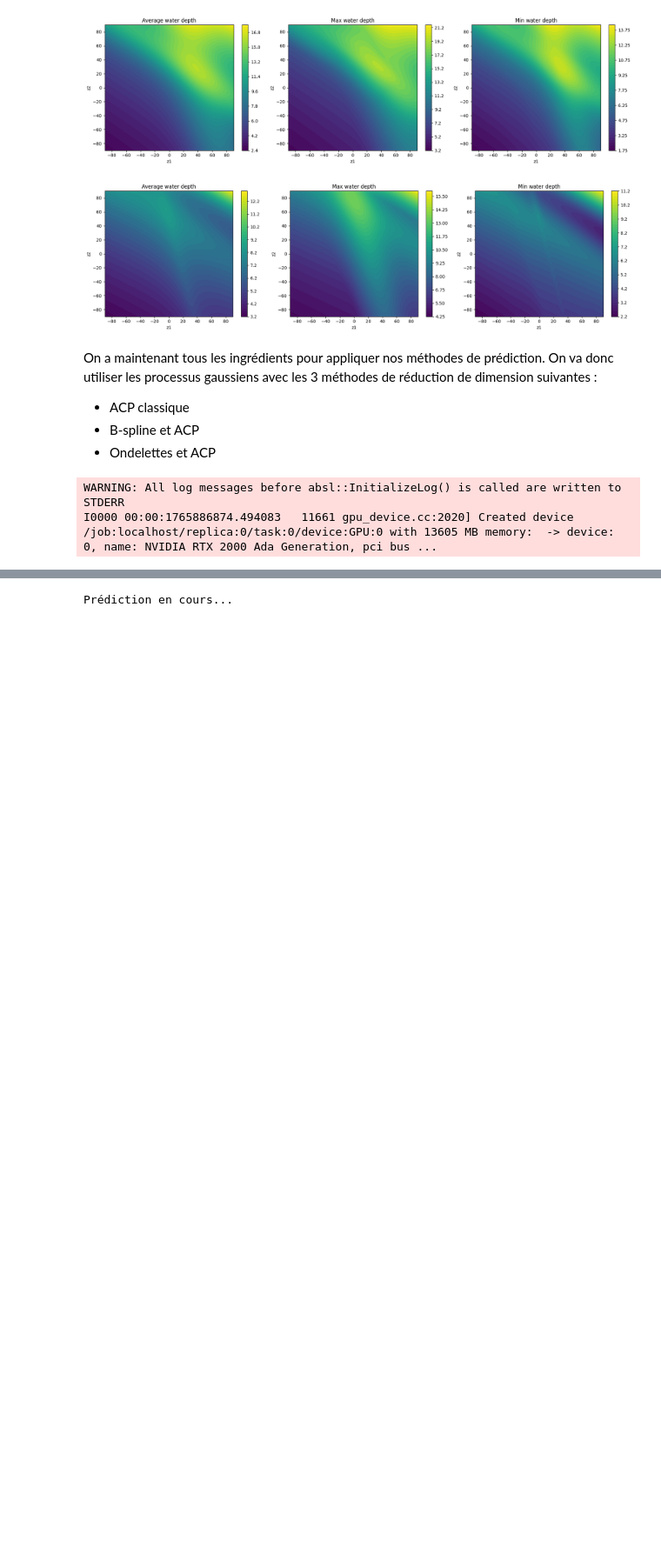
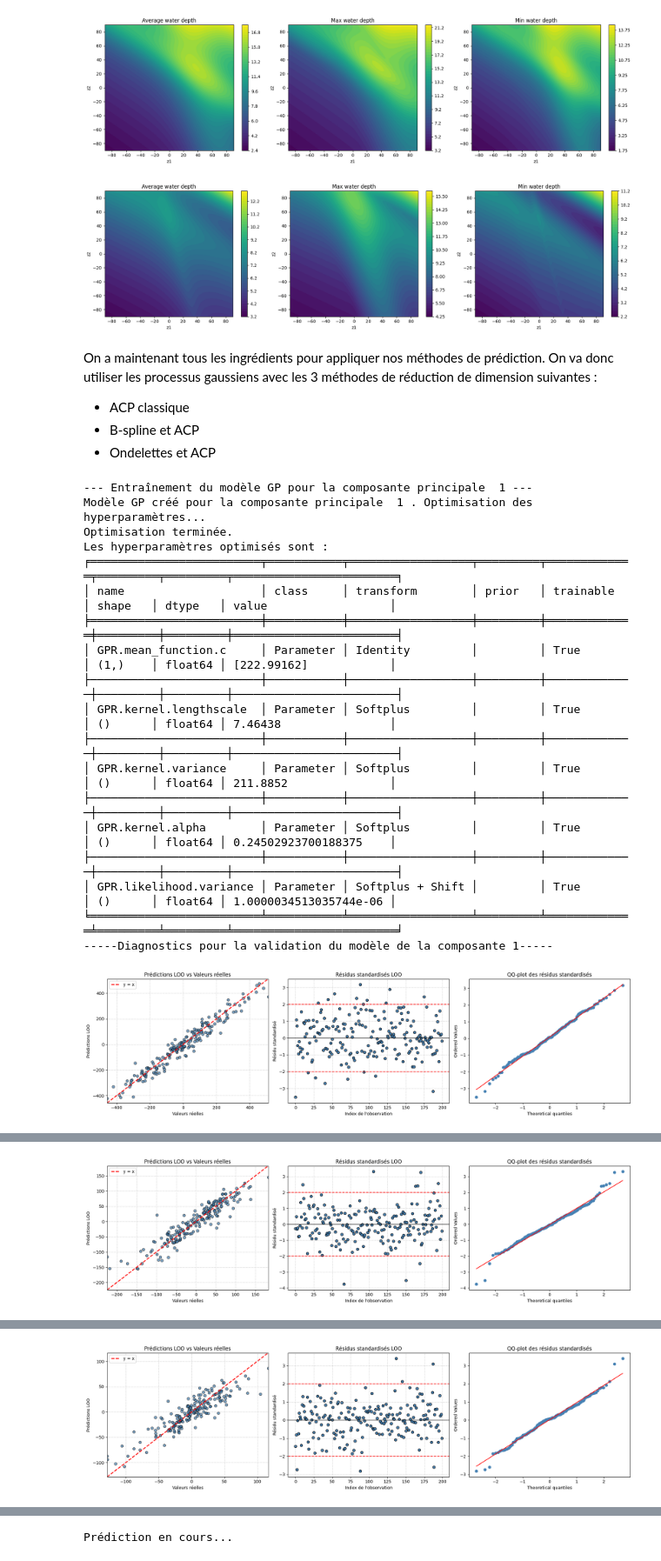
Before and after one commit to Viictordvd/Vigilance-Vagues-Submersion, a Jupyter notebook: Cas_jouet_Campbell/Campbell_functionnal_input.ipynb, the cells around one changed output, grey strips where cells are left out. Shown at 87% size. Drawn from its saved outputs; the diff is of its cells as text; code cells hidden in the pictures; blank space fills up the shorter version.

```diff
--- a/Cas_jouet_Campbell/Campbell_functionnal_input.ipynb
+++ b/Cas_jouet_Campbell/Campbell_functionnal_input.ipynb
@@ -119,7 +119,24 @@ theta = 3 # On choisit arbitrairement la valeur de theta
 sigma = 1 # et de sigma
 # %%
 ACP = model_class.ACP_classique(n_pc,[theta,sigma])
-ACP.train(x_train,y_train)
+ACP.train(x_train,y_train,verbose=True)
 # %% [output]
-WARNING: All log messages before absl::InitializeLog() is called are written to STDERR
-I0000 00:00:1765886874.494083   11661 gpu_device.cc:2020] Created device /job:localhost/replica:0/task:0/device:GPU:0 with 13605 MB memory:  -> device: 0, name: NVIDIA RTX 2000 Ada Generation, pci bus ...
+--- Entraînement du modèle GP pour la composante principale  1 ---
+Modèle GP créé pour la composante principale  1 . Optimisation des hyperparamètres...
+Optimisation terminée.
+Les hyperparamètres optimisés sont :
+╒═════════════════════════╤═══════════╤══════════════════╤═════════╤═════════════╤═════════╤═════════╤════════════════════════╕
+│ name                    │ class     │ transform        │ prior   │ trainable   │ shape   │ dtype   │ value                  │
+╞═════════════════════════╪═══════════╪══════════════════╪═════════╪═════════════╪═════════╪═════════╪════════════════════════╡
+│ GPR.mean_function.c     │ Parameter │ Identity         │         │ True        │ (1,)    │ float64 │ [222.99162]            │
+├─────────────────────────┼───────────┼──────────────────┼─────────┼─────────────┼─────────┼─────────┼────────────────────────┤
+│ GPR.kernel.lengthscale  │ Parameter │ Softplus         │         │ True        │ ()      │ float64 │ 7.46438                │
+├─────────────────────────┼───────────┼──────────────────┼─────────┼─────────────┼─────────┼─────────┼────────────────────────┤
+│ GPR.kernel.variance     │ Parameter │ Softplus         │         │ True        │ ()      │ float64 │ 211.8852               │
+├─────────────────────────┼───────────┼──────────────────┼─────────┼─────────────┼─────────┼─────────┼────────────────────────┤
+│ GPR.kernel.alpha        │ Parameter │ Softplus         │         │ True        │ ()      │ float64 │ 0.24502923700188375    │
+├─────────────────────────┼───────────┼──────────────────┼─────────┼─────────────┼─────────┼─────────┼────────────────────────┤
+│ GPR.likelihood.variance │ Parameter │ Softplus + Shift │         │ True        │ ()      │ float64 │ 1.0000034513035744e-06 │
+╘═════════════════════════╧═══════════╧══════════════════╧═════════╧═════════════╧═════════╧═════════╧════════════════════════╛
+-----Diagnostics pour la validation du modèle de la composante 1-----
+[figure, added]
@@ -127,0 +161 @@ Modèle GP créé pour la composante principale  1 . Optimisation des hyperparam
+[figure, added]
@@ -128,0 +180 @@ I0000 00:00:1765886877.996535   12406 cuda_solvers.cc:175] Creating GpuSolver ha
+[figure, added]
```
Also changed, not shown: parts of 5 cells of this notebook, 8 other files.
